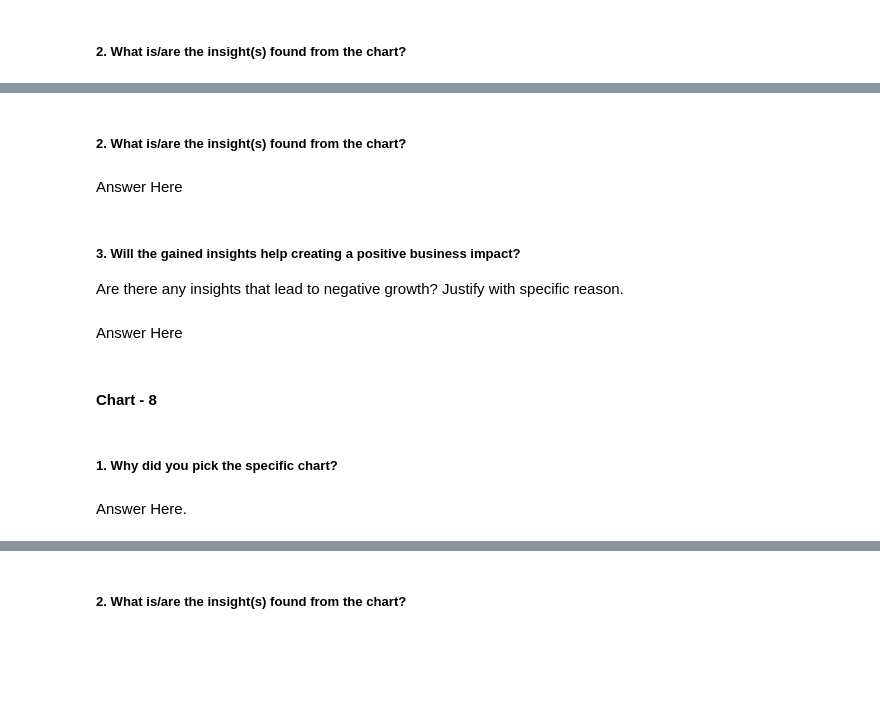
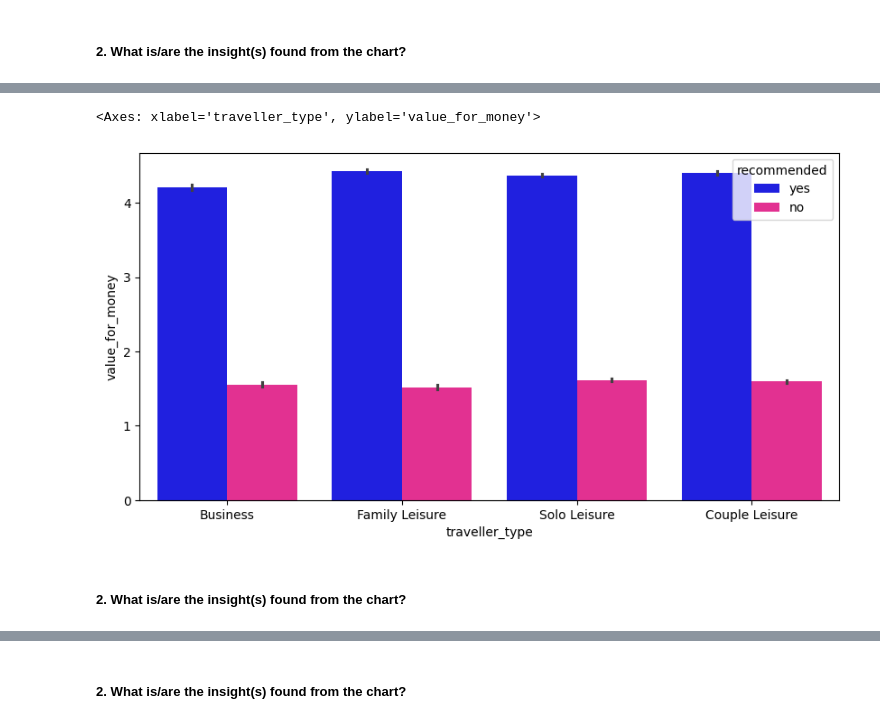
Before and after one commit to samee-faq/Airline_Passenger_Referral_Prediction_ML_Classification_Capstone_Project, a Jupyter notebook: Sameera's_Airline_Passenger_Referral_Prediction_ML_Classification_Capstone_Project.ipynb, the cells around one changed output, grey strips where cells are left out. Drawn from its saved outputs; the diff is of its cells as text; code cells hidden in the pictures; blank space fills up the shorter version.

```diff
--- a/Sameera's_Airline_Passenger_Referral_Prediction_ML_Classification_Capstone_Project.ipynb
+++ b/Sameera's_Airline_Passenger_Referral_Prediction_ML_Classification_Capstone_Project.ipynb
@@ -673,11 +678,9 @@ Answer Here.
+# %%
+#Traveller type and value for money ratings (out of 5 )
+plt.figure(figsize=(10,5))
+sns.barplot(x =df.traveller_type, y = df.value_for_money, hue = df['recommended'], palette= ['blue','deeppink'])
+# %% [output]
+<Axes: xlabel='traveller_type', ylabel='value_for_money'>
+[figure, added]
 # %% [markdown]
 ##### 2. What is/are the insight(s) found from the chart?
-# %% [markdown]
-Answer Here
-# %% [markdown]
-##### 3. Will the gained insights help creating a positive business impact?
-Are there any insights that lead to negative growth? Justify with specific reason.
-# %% [markdown]
-Answer Here
-# %% [markdown]
-#### Chart - 8
@@ -686,4 +686,0 @@ Answer Here
-# %% [markdown]
-##### 1. Why did you pick the specific chart?
-# %% [markdown]
-Answer Here.
```
Also changed, not shown: parts of 112 cells of this notebook.
